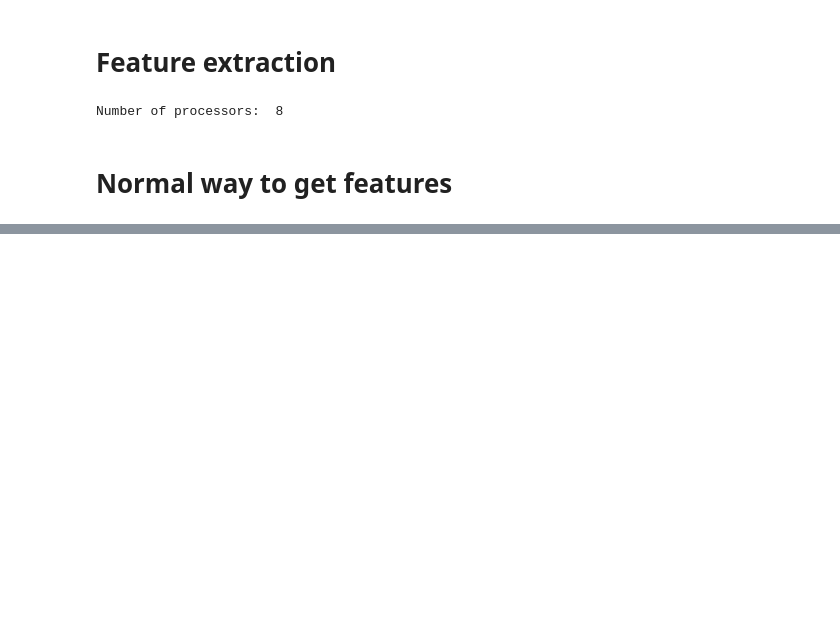
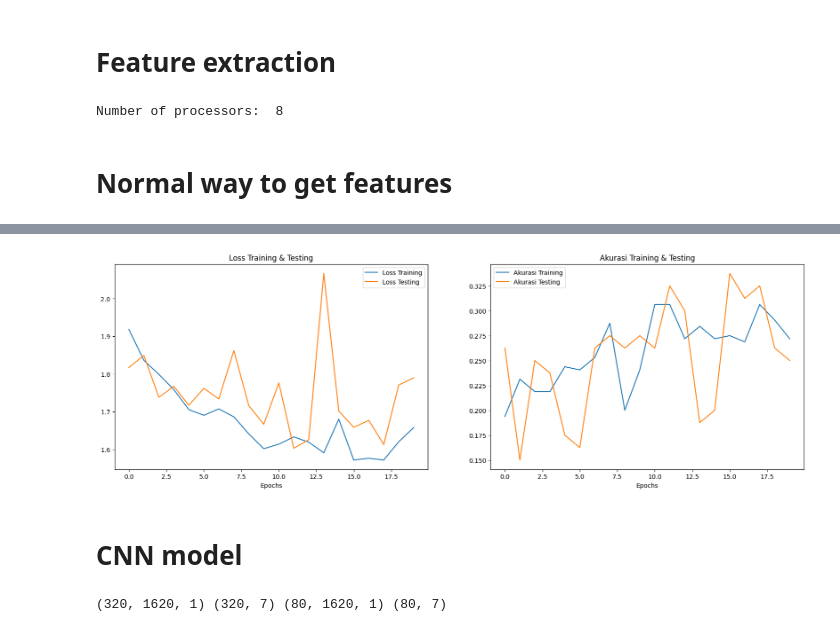
Before and after one commit to habibiramadhan/Speech-Emotion-Recognition---Model, a Jupyter notebook: model.ipynb, the cells around one changed output, grey strips where cells are left out. Saved outputs shown, nothing was run; the diff lists cells and outputs as text; code cells hidden in the pictures; blank space fills up the shorter version.

```diff
--- a/model.ipynb
+++ b/model.ipynb
@@ -348,0 +489,13 @@ FileNotFoundError: [Errno 2] No such file or directory: 'data/Actor_01\\03-01-01
+# %%
+model01 = Sequential()
+model01.add(LSTM(128, return_sequences=True, input_shape=(x_train.shape[1], 1)))
+model01.add(Dropout(0.2))
+model01.add(LSTM(128, return_sequences=True))
+model01.add(LSTM(128, return_sequences=True))
+model01.add(LSTM(128, return_sequences=True))
+model01.add(LSTM(128, return_sequences=True))
+model01.add(LSTM(128))
+model01.add(Dense(7, activation='softmax'))
+
+model01.compile(loss='categorical_crossentropy', optimizer='adam', metrics=['accuracy'])
+model01.summary()
@@ -348,0 +526,6 @@ FileNotFoundError: [Errno 2] No such file or directory: 'data/Actor_01\\03-01-01
+# %%
+hist = model01.fit(X_train, y_train,
+                   epochs=20,
+                   validation_data=(X_test, y_test),
+                   batch_size=64,
+                   verbose=1)
@@ -348,0 +550,30 @@ FileNotFoundError: [Errno 2] No such file or directory: 'data/Actor_01\\03-01-01
+# %%
+print("Akurasi model kita pada data uji : " , model01.evaluate(X_test, y_test)[1] * 100, "%")
+
+# Menyiapkan epoch
+epochs = [i for i in range(20)]
+fig, ax = plt.subplots(1, 2)
+train_acc = hist.history['accuracy']
+train_loss = hist.history['loss']
+test_acc = hist.history['val_accuracy']
+test_loss = hist.history['val_loss']
+
+# Ukuran gambar
+fig.set_size_inches(20, 6)
+
+# Plotting Loss
+ax[0].plot(epochs, train_loss, label='Loss Training')
+ax[0].plot(epochs, test_loss, label='Loss Testing')
+ax[0].set_title('Loss Training & Testing')
+ax[0].legend()
+ax[0].set_xlabel("Epochs")
+
+# Plotting Akurasi
+ax[1].plot(epochs, train_acc, label='Akurasi Training')
+ax[1].plot(epochs, test_acc, label='Akurasi Testing')
+ax[1].set_title('Akurasi Training & Testing')
+ax[1].legend()
+ax[1].set_xlabel("Epochs")
+
+plt.show()
+# %% [output]
@@ -348,0 +582,13 @@ FileNotFoundError: [Errno 2] No such file or directory: 'data/Actor_01\\03-01-01
+[figure, added]
+# %% [markdown]
+# CNN model
+# %%
+x_traincnn = np.expand_dims(x_train, axis=2)
+x_testcnn = np.expand_dims(x_test, axis=2)
+
+print(x_traincnn.shape, y_train.shape, x_testcnn.shape, y_test.shape)
+
+# Example akses data pertama setelah reshape
+# print(x_testcnn[0])
+# %% [output]
+(320, 1620, 1) (320, 7) (80, 1620, 1) (80, 7)
```
Also changed, not shown: parts of 38 cells of this notebook, 5 other files.
